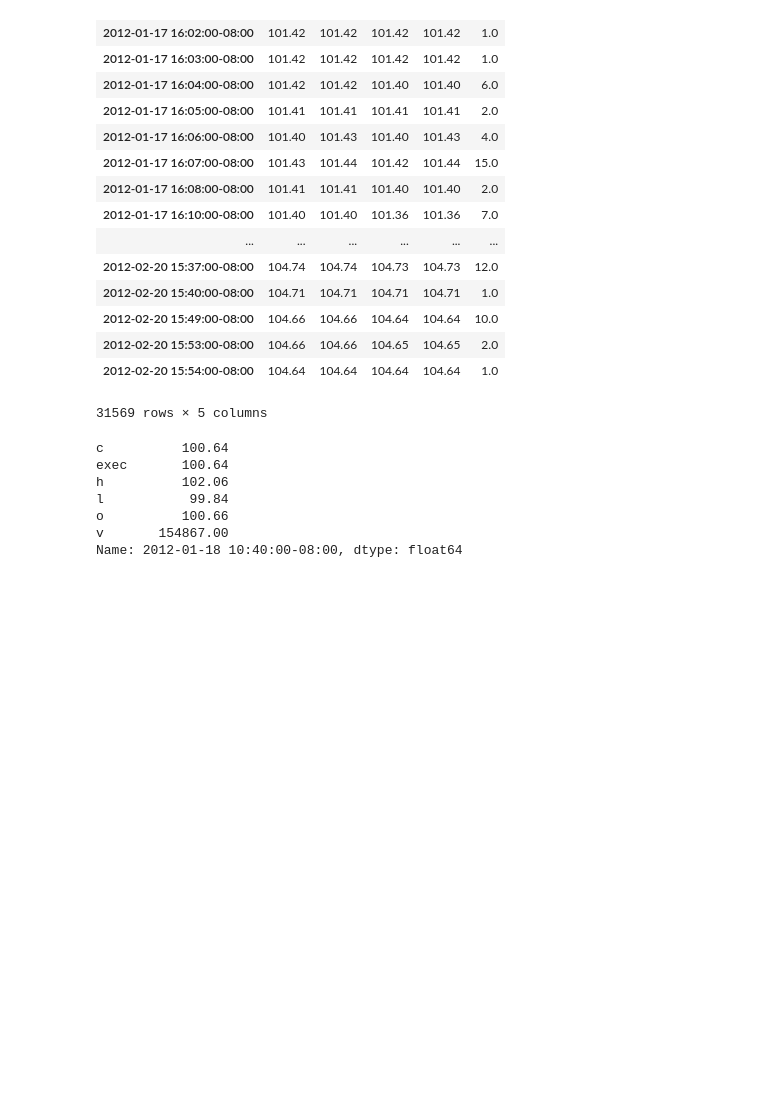
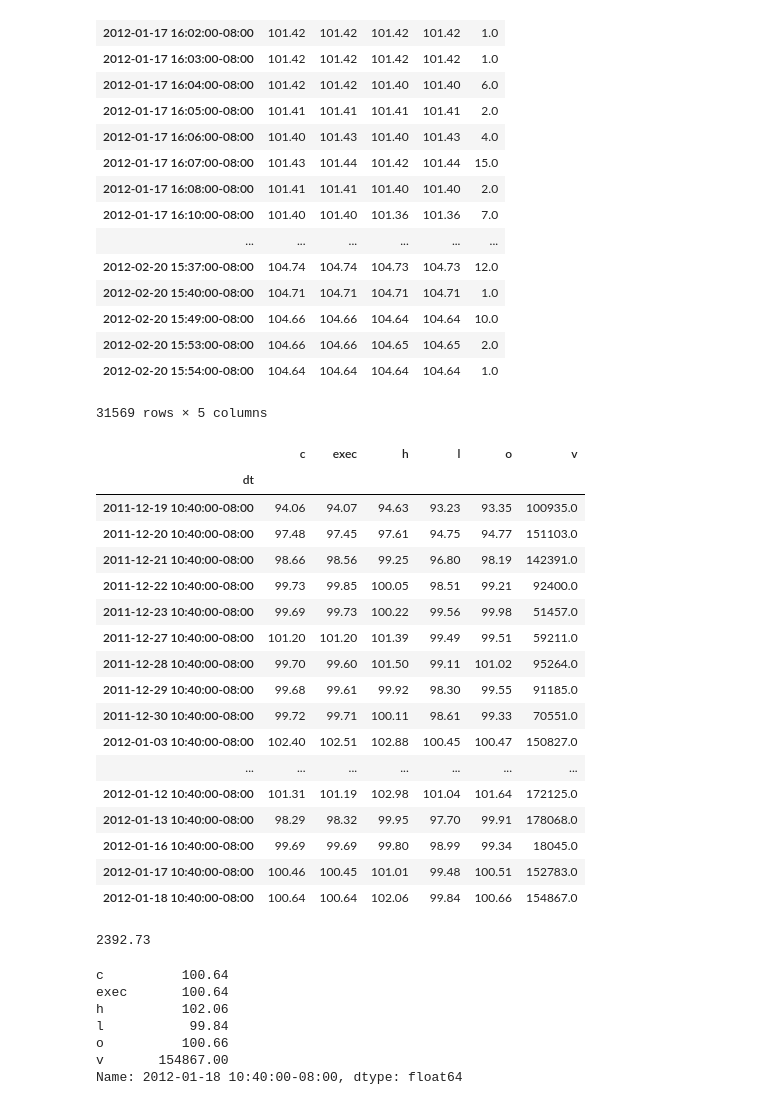
Before and after one commit to trendmanagement/Tmqr-framework-2, a Jupyter notebook: notebooks/data/Quotes cont fut building test.ipynb, the cells around one changed output. Saved outputs shown, nothing was run; the diff lists cells and outputs as text; code cells hidden in the pictures; blank space fills up the shorter version.

```diff
--- a/notebooks/data/Quotes cont fut building test.ipynb
+++ b/notebooks/data/Quotes cont fut building test.ipynb
@@ -118,5 +93,5 @@ series2
 | 2012-02-20 15:54:00-08:00 | 104.64 | 104.64 | 104.64 | 104.64 | 1.0 |
 31569 rows × 5 columns
 # %%
-prev_series, position1  = compress_daily(DataFrameGetter(series), fut)
+prev_series, position1  = compress_daily(DataFrameGetter(series1), fut)
 new_series, position2  = compress_daily(DataFrameGetter(series2), fut2)
@@ -123,3 +102,28 @@ new_series, position2  = compress_daily(DataFrameGetter(series2), fut2)
+# %%
+prev_series
+# %% [output]
+|  | c | exec | h | l | o | v |
+| dt |  |  |  |  |  |  |
+| 2011-12-19 10:40:00-08:00 | 94.06 | 94.07 | 94.63 | 93.23 | 93.35 | 100935.0 |
+| 2011-12-20 10:40:00-08:00 | 97.48 | 97.45 | 97.61 | 94.75 | 94.77 | 151103.0 |
+| 2011-12-21 10:40:00-08:00 | 98.66 | 98.56 | 99.25 | 96.80 | 98.19 | 142391.0 |
+| 2011-12-22 10:40:00-08:00 | 99.73 | 99.85 | 100.05 | 98.51 | 99.21 | 92400.0 |
+| 2011-12-23 10:40:00-08:00 | 99.69 | 99.73 | 100.22 | 99.56 | 99.98 | 51457.0 |
+| 2011-12-27 10:40:00-08:00 | 101.20 | 101.20 | 101.39 | 99.49 | 99.51 | 59211.0 |
+| 2011-12-28 10:40:00-08:00 | 99.70 | 99.60 | 101.50 | 99.11 | 101.02 | 95264.0 |
+| 2011-12-29 10:40:00-08:00 | 99.68 | 99.61 | 99.92 | 98.30 | 99.55 | 91185.0 |
+| 2011-12-30 10:40:00-08:00 | 99.72 | 99.71 | 100.11 | 98.61 | 99.33 | 70551.0 |
+| 2012-01-03 10:40:00-08:00 | 102.40 | 102.51 | 102.88 | 100.45 | 100.47 | 150827.0 |
+| ... | ... | ... | ... | ... | ... | ... |
+| 2012-01-12 10:40:00-08:00 | 101.31 | 101.19 | 102.98 | 101.04 | 101.64 | 172125.0 |
+| 2012-01-13 10:40:00-08:00 | 98.29 | 98.32 | 99.95 | 97.70 | 99.91 | 178068.0 |
+| 2012-01-16 10:40:00-08:00 | 99.69 | 99.69 | 99.80 | 98.99 | 99.34 | 18045.0 |
+| 2012-01-17 10:40:00-08:00 | 100.46 | 100.45 | 101.01 | 99.48 | 100.51 | 152783.0 |
+| 2012-01-18 10:40:00-08:00 | 100.64 | 100.64 | 102.06 | 99.84 | 100.66 | 154867.0 |
+# %%
+new_series.c.sum()
+# %% [output]
+2392.73
 # %%
 prev_prices = prev_series.loc[prev_series.index[-1]]
 new_prices = new_series.loc[prev_series.index[-1]]
```
Also changed, not shown: parts of 15 cells of this notebook, 7 other files.
